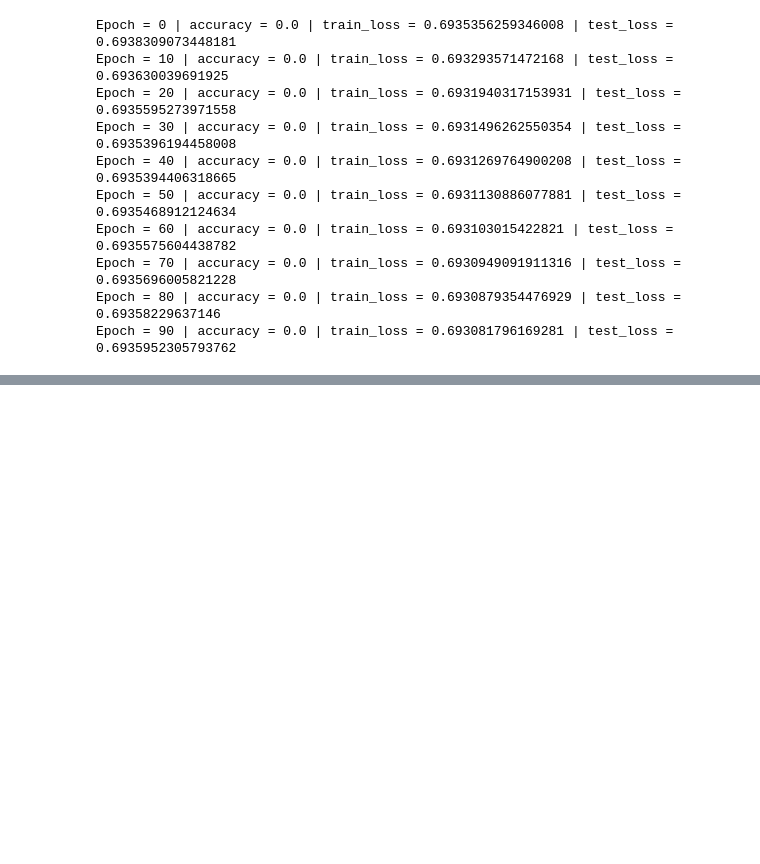
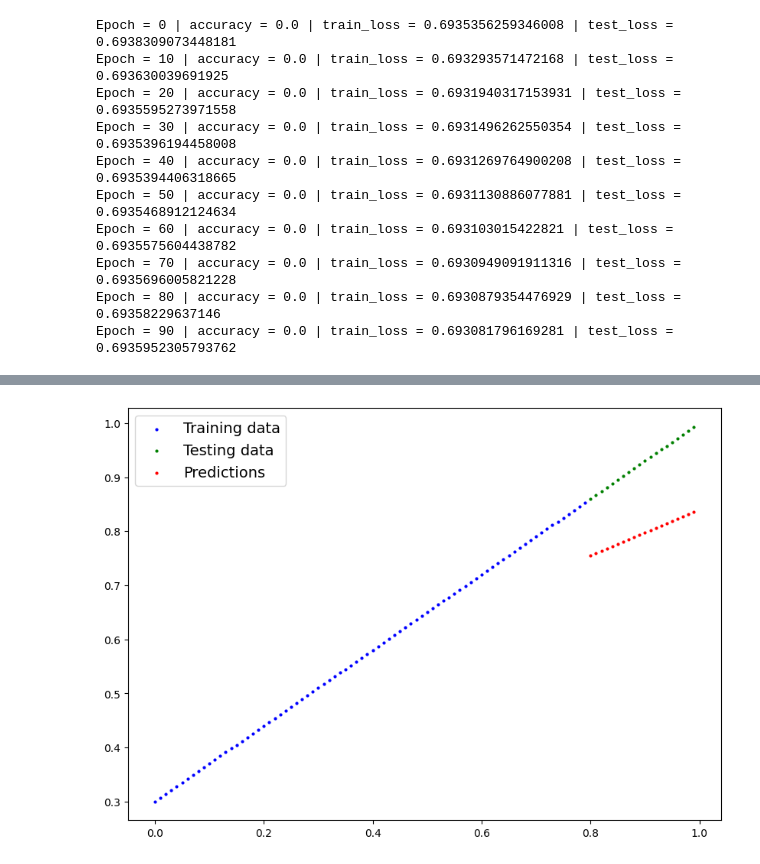
Before and after one commit to Anikeetgarg/ML-Learning-Reporsitory, a Jupyter notebook: DL-Work/Book_course/Chapter 2/Classification_using_DL.ipynb, the cells around one changed output, grey strips where cells are left out. Drawn from its saved outputs; the diff is of its cells as text; code cells hidden in the pictures; blank space fills up the shorter version.

```diff
--- a/DL-Work/Book_course/Chapter 2/Classification_using_DL.ipynb
+++ b/DL-Work/Book_course/Chapter 2/Classification_using_DL.ipynb
@@ -283,0 +338,27 @@ Epoch = 90 | accuracy = 0.0 | train_loss = 0.693081796169281 | test_loss = 0.693
+# %%
+X_train_regression, y_train_regression = X_train_regression.to(device), y_train_regression.to(device)
+X_test_regression, y_test_regression = X_test_regression.to(device), y_test_regression.to(device)
+
+epochs = 100
+for epoch in range(epochs):
+  model_2_reg.train()
+
+  y_pred = model_2_reg(X_train_regression)
+
+  loss = loss_fn(y_pred, y_train_regression)
+
+  optimizer.zero_grad()
+
+  loss.backward()
+
+  optimizer.step()
+
+  model_2_reg.eval()
+
+  with torch.inference_mode():
+    y_test_pred_reg = model_2_reg(X_test_regression)
+
+    loss_test = loss_fn(y_test_pred_reg, y_test_regression)
+
+  if epoch % 10 == 0:
+      print(f"Epoch = {epoch} | train_loss = {loss} | test_loss = {loss_test}")
@@ -283,0 +376,17 @@ Epoch = 90 | accuracy = 0.0 | train_loss = 0.693081796169281 | test_loss = 0.693
+# %%
+# Turn on evaluation mode
+model_2.eval()
+
+# Make predictions (inference)
+with torch.inference_mode():
+    y_preds = model_2_reg(X_test_regression)
+
+# Plot data and predictions with data on the CPU (matplotlib can't handle data on the GPU)
+# (try removing .cpu() from one of the below and see what happens)
+plot_predictions(train_data=X_train_regression.cpu(),
+                 train_labels=y_train_regression.cpu(),
+                 test_data=X_test_regression.cpu(),
+                 test_labels=y_test_regression.cpu(),
+                 predictions=y_preds.cpu());
+# %% [output]
+[figure, added]
```
Also changed, not shown: parts of 37 cells of this notebook.
